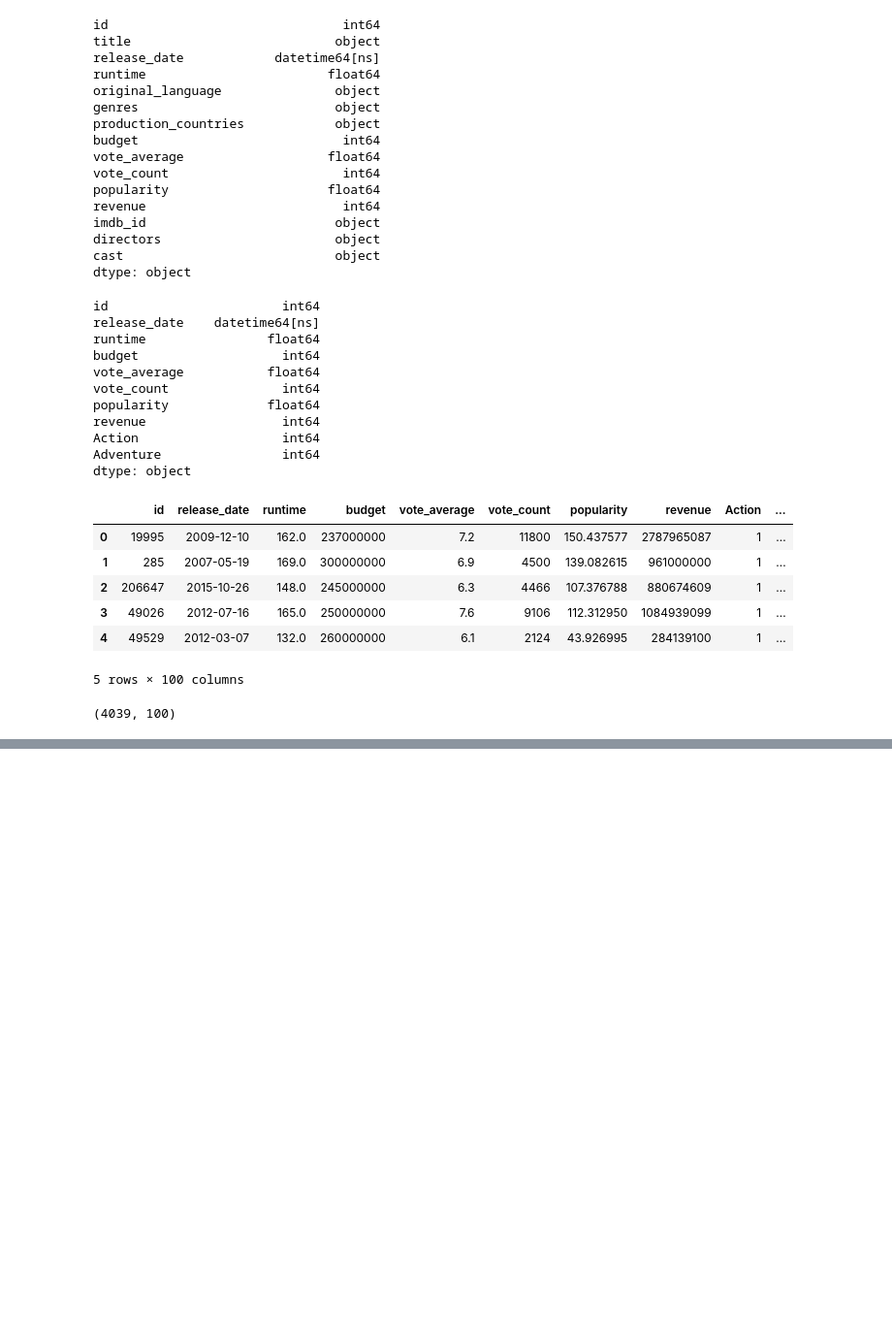
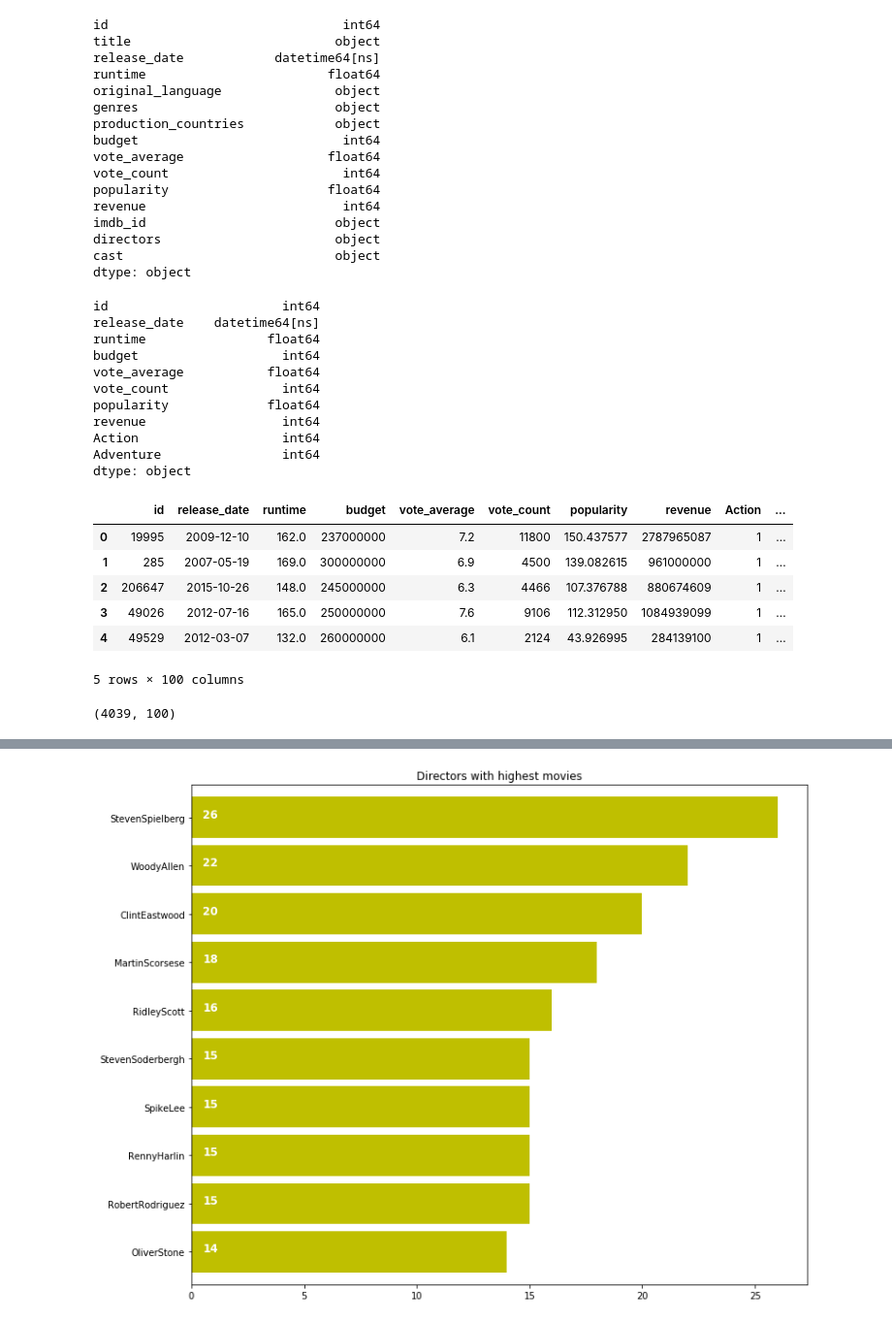
Before and after one commit to carlosmd14/datamad0119, a Jupyter notebook: final-project/project/main.ipynb, the cells around one changed output, grey strips where cells are left out. Shown at 97% size. Drawn from its saved outputs; the diff is of its cells as text; code cells hidden in the pictures; blank space fills up the shorter version.

```diff
--- a/final-project/project/main.ipynb
+++ b/final-project/project/main.ipynb
@@ -915,0 +854,3 @@ IndexError: list index out of range
+# %%
+df6['directors']=df6['directors'].str.strip('[]').str.replace(' ','').str.replace("'",'').str.replace('"','')
+df6['directors']=df6['directors'].str.split(',')
@@ -915,0 +879,9 @@ IndexError: list index out of range
+# %%
+plt.subplots(figsize=(12,10))
+ax=df6[df6['directors']!=''].directors.value_counts()[:10].sort_values(ascending=True).plot.barh(width=0.85,color='y')
+for i, v in enumerate(df6[df6['directors']!=''].directors.value_counts()[:10].sort_values(ascending=True).values):
+    ax.text(.5, i, v,fontsize=12,color='white',weight='bold')
+plt.title('Directors with highest movies')
+plt.show()
+# %% [output]
+[figure, added]
```
Also changed, not shown: parts of 82 cells of this notebook, 22 other files.
